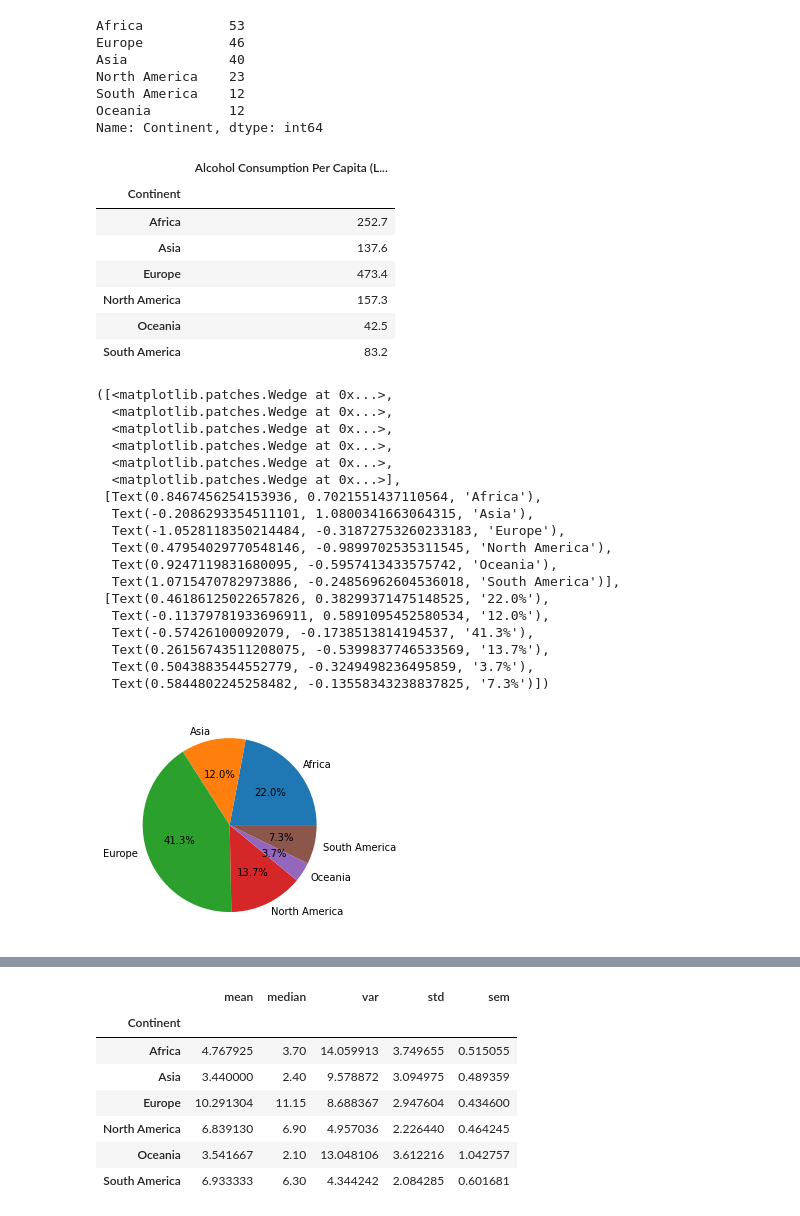
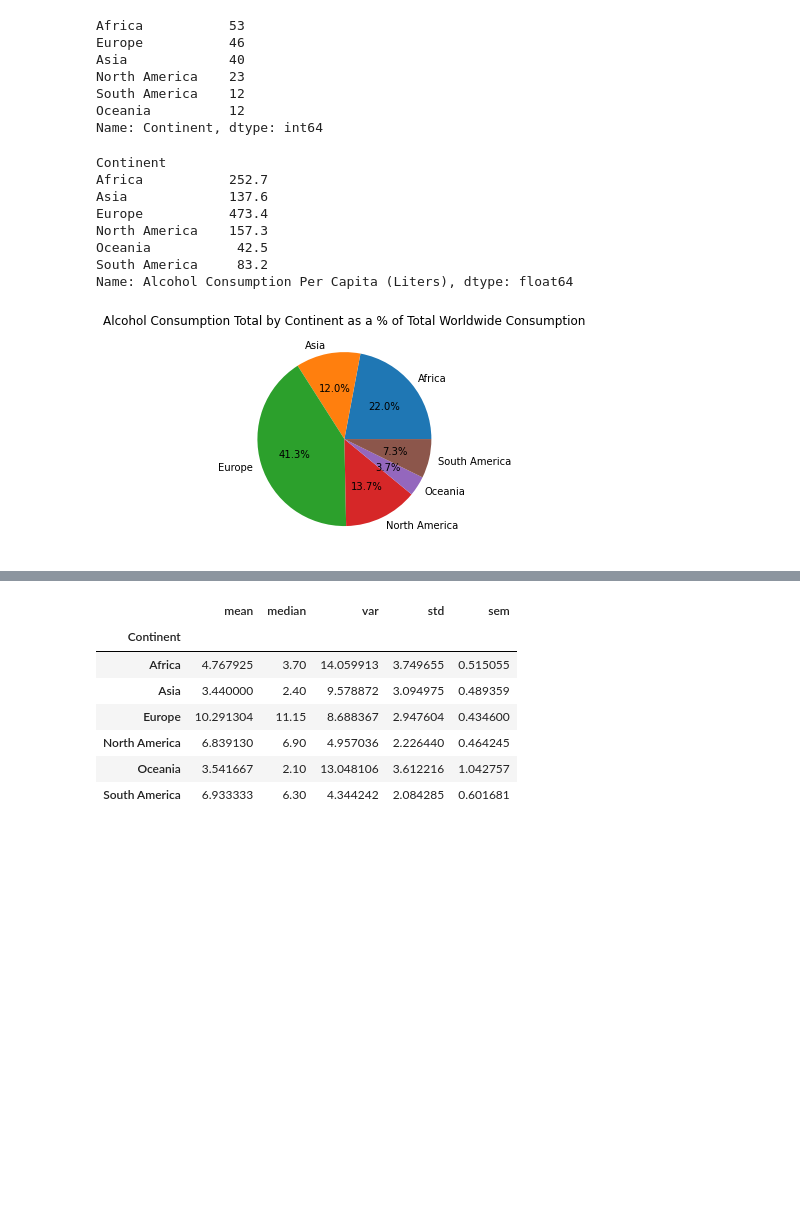
Before and after one commit to reccleston/data-analysis-project-1, a Jupyter notebook: nadia/project_work_with_Ryan.ipynb, the cells around one changed output, grey strips where cells are left out. Saved outputs shown, nothing was run; the diff lists cells and outputs as text; code cells hidden in the pictures; blank space fills up the shorter version.

```diff
--- a/nadia/project_work_with_Ryan.ipynb
+++ b/nadia/project_work_with_Ryan.ipynb
@@ -109,39 +109,22 @@ Oceania          12
 Name: Continent, dtype: int64
 # %%
 #Total liters drunk by continent
-alcohol_by_continent_sum=updated_df.groupby("Continent")[["Alcohol Consumption Per Capita (Liters)"]].sum()
+alcohol_by_continent_sum=updated_df.groupby("Continent")["Alcohol Consumption Per Capita (Liters)"].sum()
 alcohol_by_continent_sum
 # %% [output]
-|  | Alcohol Consumption Per Capita (L... |
-| Continent |  |
-| Africa | 252.7 |
-| Asia | 137.6 |
-| Europe | 473.4 |
-| North America | 157.3 |
-| Oceania | 42.5 |
-| South America | 83.2 |
+Continent
+Africa           252.7
+Asia             137.6
+Europe           473.4
+North America    157.3
+Oceania           42.5
+South America     83.2
+Name: Alcohol Consumption Per Capita (Liters), dtype: float64
 # %%
 #Pie chart displaying total liters of alcohol drunk by continent
 plt.pie(alcohol_by_continent_sum, labels=continents, autopct='%1.1f%%')
+plt.title("Alcohol Consumption Total by Continent as a % of Total Worldwide Consumption");
 # %% [output]
-([<matplotlib.patches.Wedge at 0x...>,
-  <matplotlib.patches.Wedge at 0x...>,
-  <matplotlib.patches.Wedge at 0x...>,
-  <matplotlib.patches.Wedge at 0x...>,
-  <matplotlib.patches.Wedge at 0x...>,
-  <matplotlib.patches.Wedge at 0x...>],
- [Text(0.8467456254153936, 0.7021551437110564, 'Africa'),
-  Text(-0.2086293354511101, 1.0800341663064315, 'Asia'),
-  Text(-1.0528118350214484, -0.31872753260233183, 'Europe'),
-  Text(0.47954029770548146, -0.9899702535311545, 'North America'),
-  Text(0.9247119831680095, -0.5957413433575742, 'Oceania'),
-  Text(1.0715470782973886, -0.24856962604536018, 'South America')],
- [Text(0.46186125022657826, 0.38299371475148525, '22.0%'),
-  Text(-0.11379781933696911, 0.5891095452580534, '12.0%'),
-  Text(-0.57426100092079, -0.1738513814194537, '41.3%'),
-  Text(0.26156743511208075, -0.5399837746533569, '13.7%'),
-  Text(0.5043883544552779, -0.3249498236495859, '3.7%'),
-  Text(0.5844802245258482, -0.13558343238837825, '7.3%')])
-[figure, old version]
+[figure, new version]
 # %%
 #Pie chart displaying average liters of alcohol drunk by continent
```
Also changed, not shown: parts of 22 cells of this notebook.
